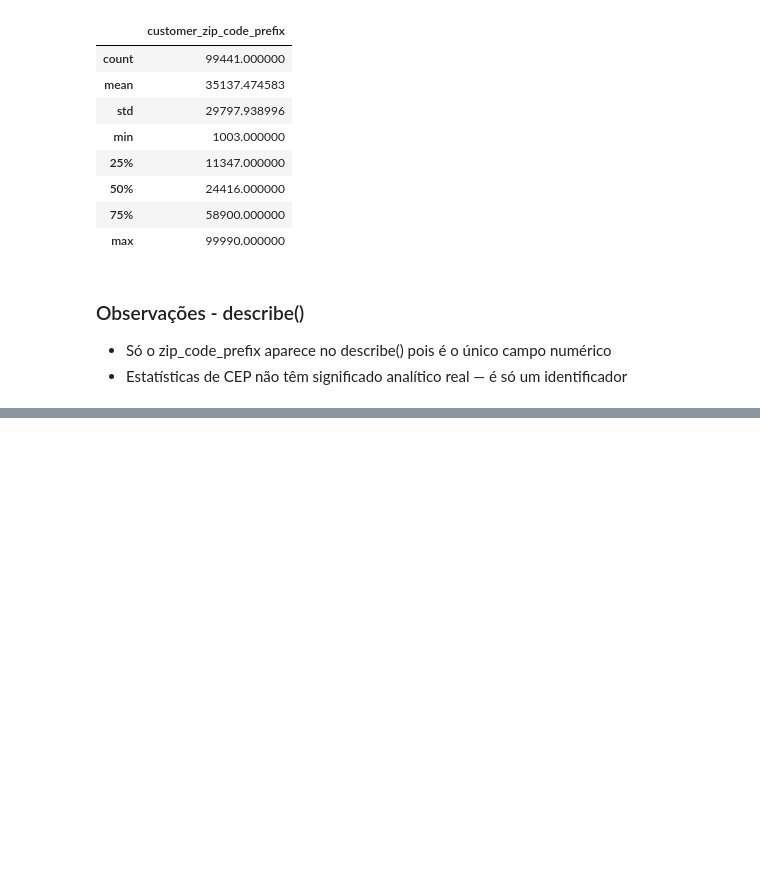
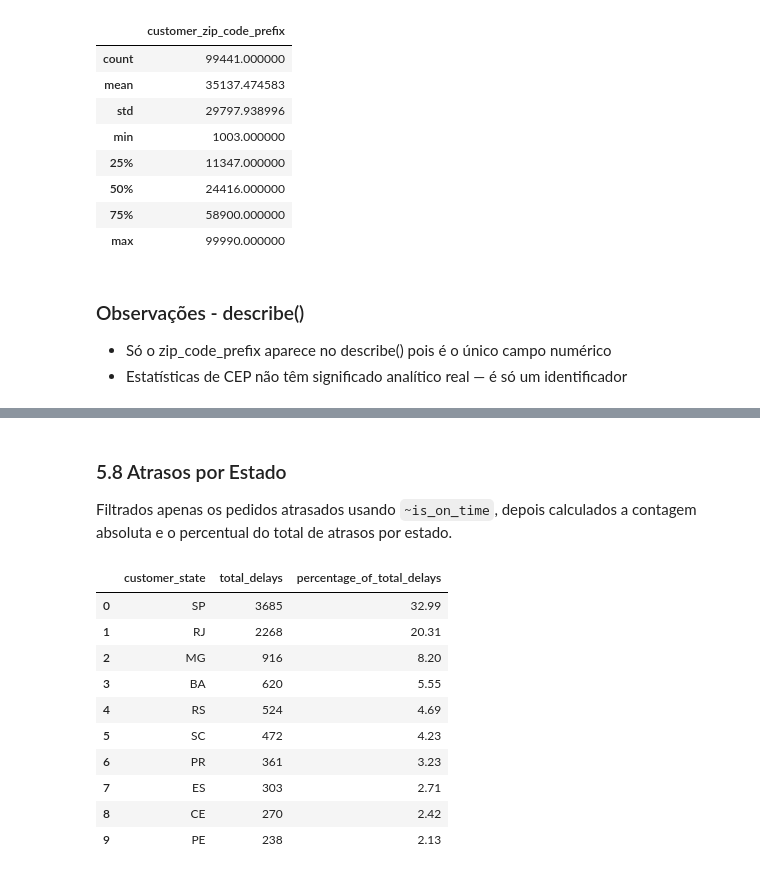
Before and after one commit to LucasFDL/olist-analytics, a Jupyter notebook: notebooks/01_eda_inicial.ipynb, the cells around one changed output, grey strips where cells are left out. Saved outputs shown, nothing was run; the diff lists cells and outputs as text; code cells hidden in the pictures; blank space fills up the shorter version.

```diff
--- a/notebooks/01_eda_inicial.ipynb
+++ b/notebooks/01_eda_inicial.ipynb
@@ -204,0 +370,5 @@ customers.describe()
+# %%
+colums_delivery = ['order_delivered_customer_date', 'order_estimated_delivery_date']
+
+for colums in colums_delivery:
+    order_completed[colums] = pd.to_datetime(order_completed[colums])
@@ -204,0 +377,3 @@ customers.describe()
+# %%
+order_completed['is_on_time'] = order_completed['order_delivered_customer_date'] <= order_completed['order_estimated_delivery_date']
+order_completed['is_on_time'].value_counts(normalize=True) * 100
@@ -204,0 +390,30 @@ customers.describe()
+# %% [markdown]
+### 5.8 Atrasos por Estado
+
+Filtrados apenas os pedidos atrasados usando `~is_on_time`, depois calculados
+a contagem absoluta e o percentual do total de atrasos por estado.
+# %%
+delayed_orders = order_completed[~order_completed['is_on_time']]
+
+delay_counts = delayed_orders['customer_state'].value_counts()
+delay_pct = (delayed_orders['customer_state'].value_counts(normalize=True) * 100).round(2)
+
+delay_summary = pd.DataFrame({
+    'total_delays': delay_counts,
+    'percentage_of_total_delays': delay_pct
+})
+delay_summary = delay_summary.reset_index()
+
+delay_summary.head(10)
+# %% [output]
+|  | customer_state | total_delays | percentage_of_total_delays |
+| 0 | SP | 3685 | 32.99 |
+| 1 | RJ | 2268 | 20.31 |
+| 2 | MG | 916 | 8.20 |
+| 3 | BA | 620 | 5.55 |
+| 4 | RS | 524 | 4.69 |
+| 5 | SC | 472 | 4.23 |
+| 6 | PR | 361 | 3.23 |
+| 7 | ES | 303 | 2.71 |
+| 8 | CE | 270 | 2.42 |
+| 9 | PE | 238 | 2.13 |
```
Also changed, not shown: parts of 25 cells of this notebook.
